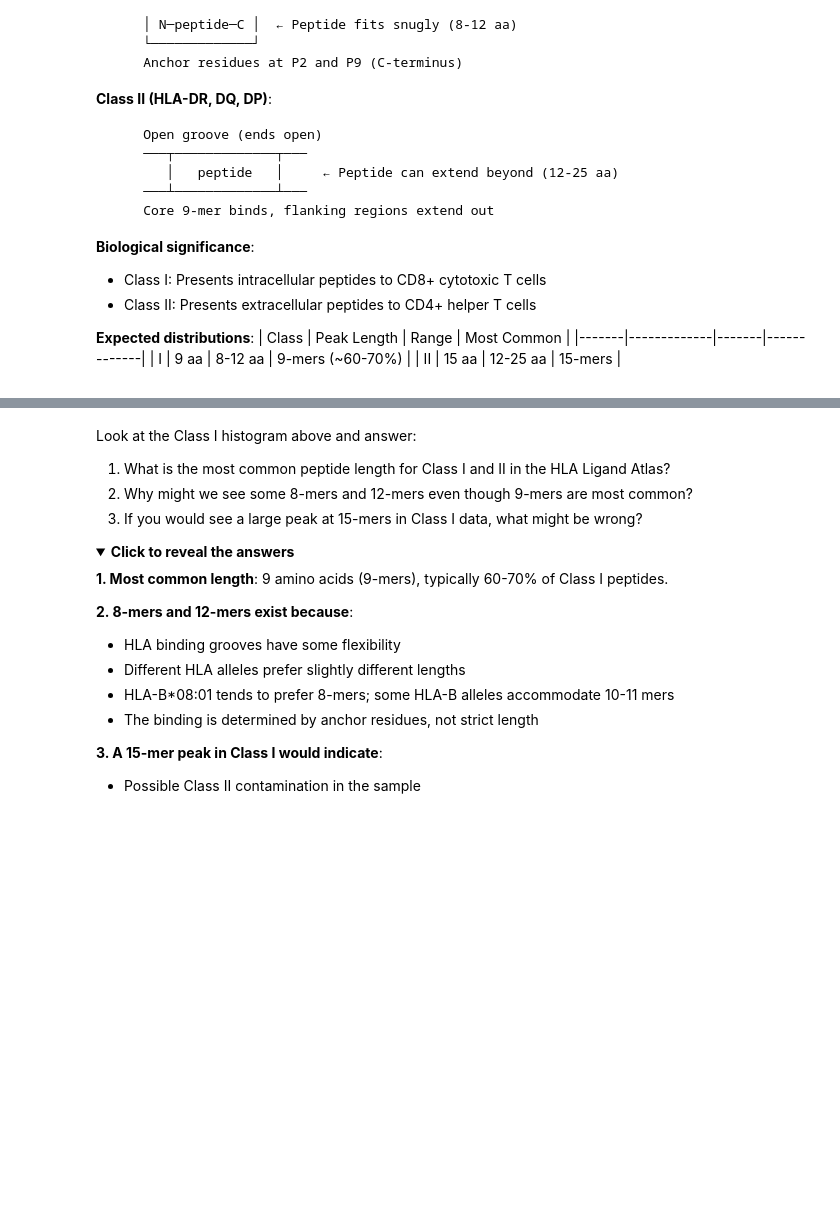
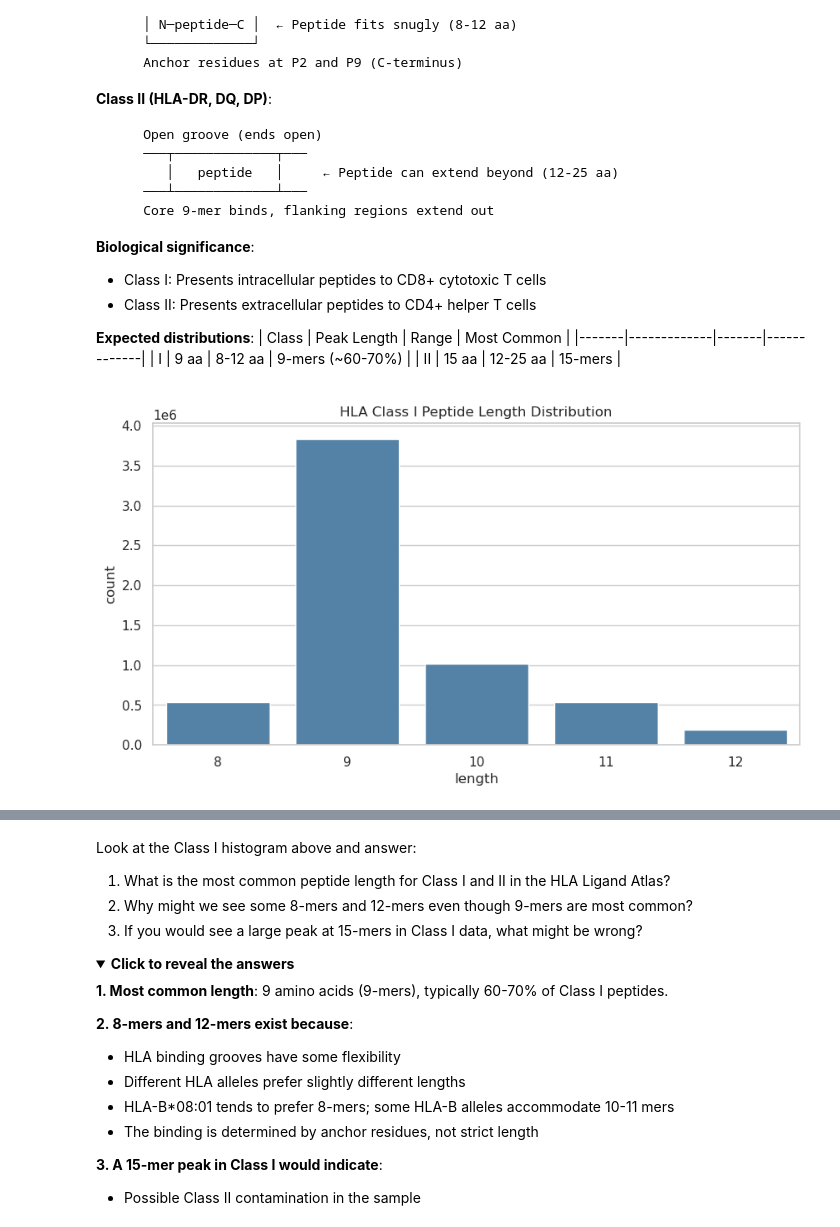
Before and after one commit to jonasscheid/eubic2026-immunopeptidomics-workshop, a Jupyter notebook: workshop-notebook.ipynb, the cells around one changed output, grey strips where cells are left out. Cells and saved outputs as stored; diff of their text form; code cells hidden in the pictures; folded sections open; blank space fills up the shorter version.

```diff
--- a/workshop-notebook.ipynb
+++ b/workshop-notebook.ipynb
@@ -11,12 +1,3 @@ This comprehensive notebook guides you through a simple immunopeptidomics discov
 # %%
 # Run this in your terminal to install packages
 # pip install pandas matplotlib seaborn requests matplotlib-venn
-# %%
-import pandas as pd
-import matplotlib.pyplot as plt
-from matplotlib_venn import venn2
-import seaborn as sns
-import os
-
-# Configure plots
-sns.set_theme(style="whitegrid")
@@ -274,2 +164,9 @@ merged = pd.merge(df1, df2, on='common_column')
+# %%
+# Load HLA Ligand Atlas DataFrames using pandas
+base_url = 'http://hla-ligand-atlas.org/rel/2020.12/'
+
+df_peptides = pd.read_csv(base_url + 'peptides.tsv.gz', sep='\t')
+df_donors = pd.read_csv(base_url + 'donors.tsv.gz', sep='\t')
+df_sample_hits = pd.read_csv(base_url + 'sample_hits.tsv.gz', sep='\t')
 # %%
 # Explore the sample_hits table
@@ -280,3 +191,5 @@ merged = pd.merge(df1, df2, on='common_column')
 # %%
 # Join sample_hits and peptide tables. This connects each peptide to its donor's HLA allele information
-# ...
+df_atlas = pd.merge(df_sample_hits, df_peptides, on='peptide_sequence_id')
+df_atlas = pd.merge(df_atlas, df_donors, on='donor')
+df_atlas.head()
@@ -342,0 +257,10 @@ The structural difference in the binding groove determines peptide length:
+# %%
+# Plot the length distribution of all HLA class I peptides
+plt.figure(figsize=(10, 5))
+df_class1 = df_atlas[df_atlas['hla_class'] == 'HLA-I'].copy()
+df_class1['length'] = df_class1['peptide_sequence'].str.len()
+sns.countplot(data=df_class1, x='length', color='steelblue')
+plt.title('HLA Class I Peptide Length Distribution')
+plt.show()
+# %% [output]
+[figure, added]
```
Also changed, not shown: parts of 32 cells of this notebook.
